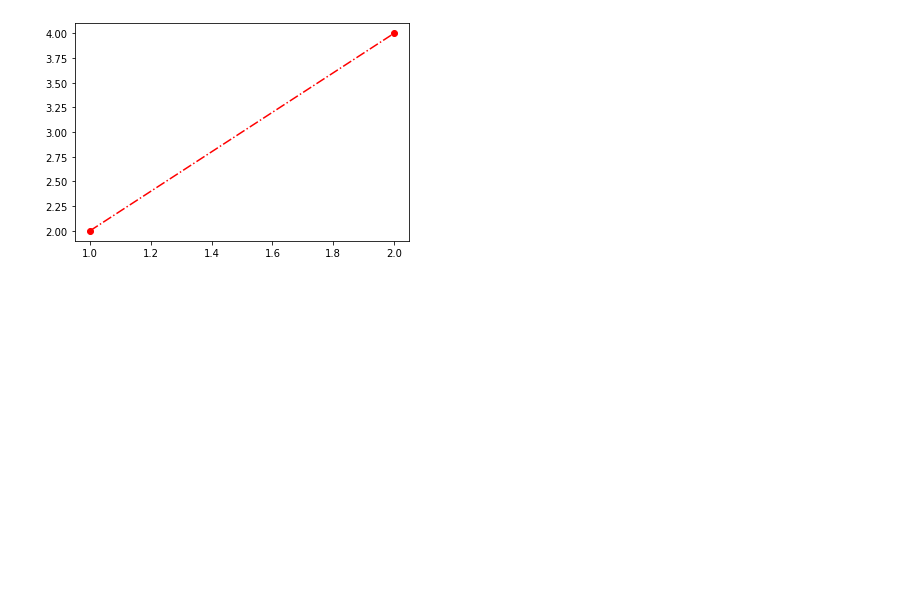
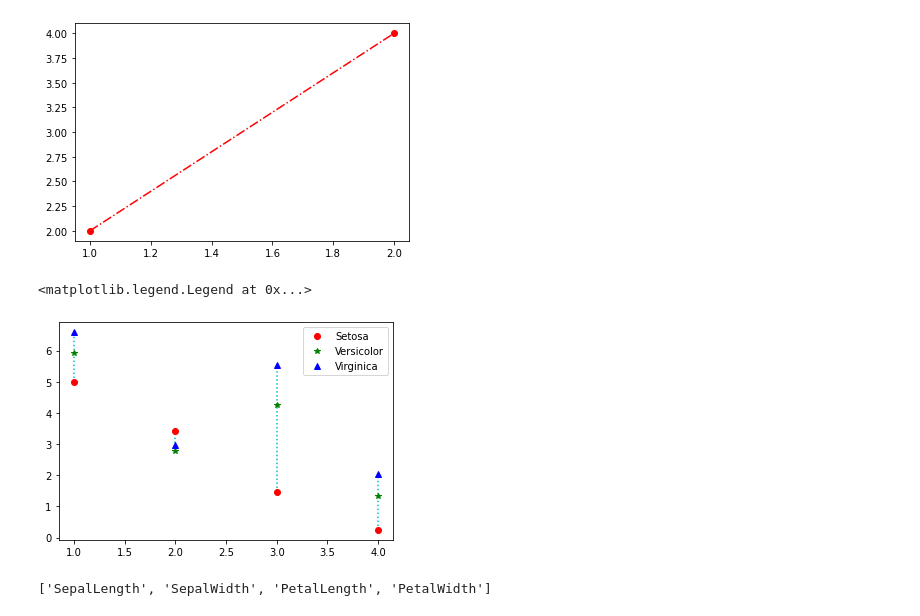
Before and after one commit to suphalaksana/data_viz_2022, a Jupyter notebook: DataViz04_Data_Comparison.ipynb, the cells around one changed output. Saved outputs shown, nothing was run; the diff lists cells and outputs as text; code cells hidden in the pictures; blank space fills up the shorter version.

```diff
--- a/DataViz04_Data_Comparison.ipynb
+++ b/DataViz04_Data_Comparison.ipynb
@@ -87,12 +88,19 @@ plt.plot([1,2],[2,4],'ro-.')
 [<matplotlib.lines.Line2D at 0x...>]
 [figure]
 # %%
-plt.plot([1,1],[min(sample_data.iloc[:,0]),max(sample_data.iloc[:,0])],'c:') #ค่า x เป็น1  y คือ 1
+plt.plot([1,1],[min(sample_data.iloc[:,0]),max(sample_data.iloc[:,0])],'c:')
 plt.plot([2,2],[min(sample_data.iloc[:,1]),max(sample_data.iloc[:,1])],'c:')
 plt.plot([3,3],[min(sample_data.iloc[:,2]),max(sample_data.iloc[:,2])],'c:')
 plt.plot([4,4],[min(sample_data.iloc[:,3]),max(sample_data.iloc[:,3])],'c:')
 
-plt.plot([1,2,3,4],sample_data.iloc[0,:],'ro',lable= 'Setosa')
-plt.plot([1,2,3,4],sample_data.iloc[1,:],'g*,'lable= 'Vesicolor')
-plt.plot([1,2,3,4],sample_data.iloc[2,:],'b^',lable= 'Virginica')
-plt.legend
+plt.plot([1,2,3,4],sample_data.iloc[0,:],'ro',label='Setosa')  #lable เพิ่ม
+plt.plot([1,2,3,4],sample_data.iloc[1,:],'g*',label='Versicolor')
+plt.plot([1,2,3,4],sample_data.iloc[2,:],'b^',label='Virginica')
+plt.legend()
+# %% [output]
+<matplotlib.legend.Legend at 0x...>
+[figure, added]
+# %%
+example_df.iloc[:,:-1].columns.tolist()  #ตัดตรง Name ออก
+# %% [output]
+['SepalLength', 'SepalWidth', 'PetalLength', 'PetalWidth']
```
Also changed, not shown: parts of 7 cells of this notebook.
